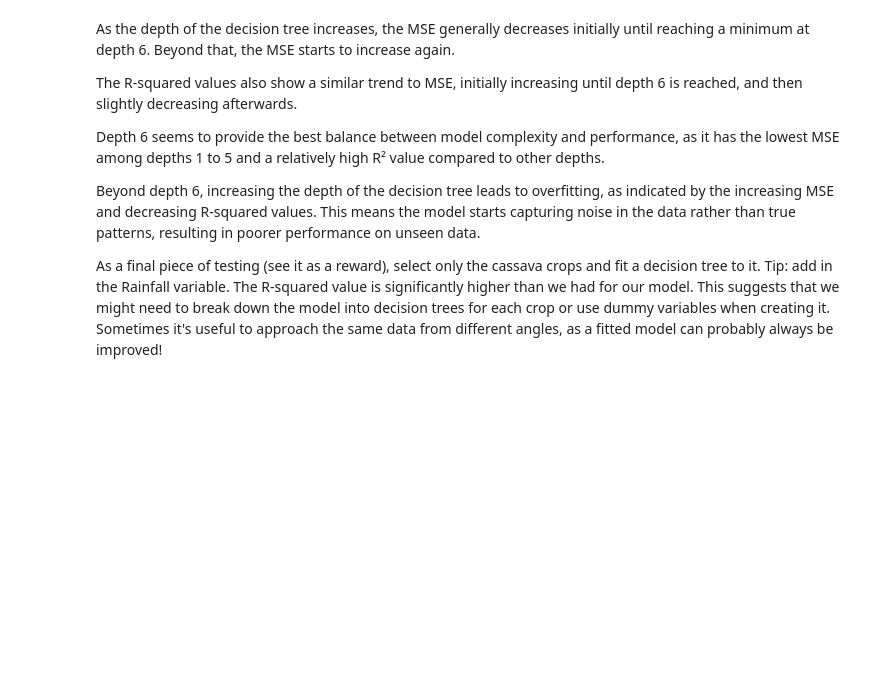
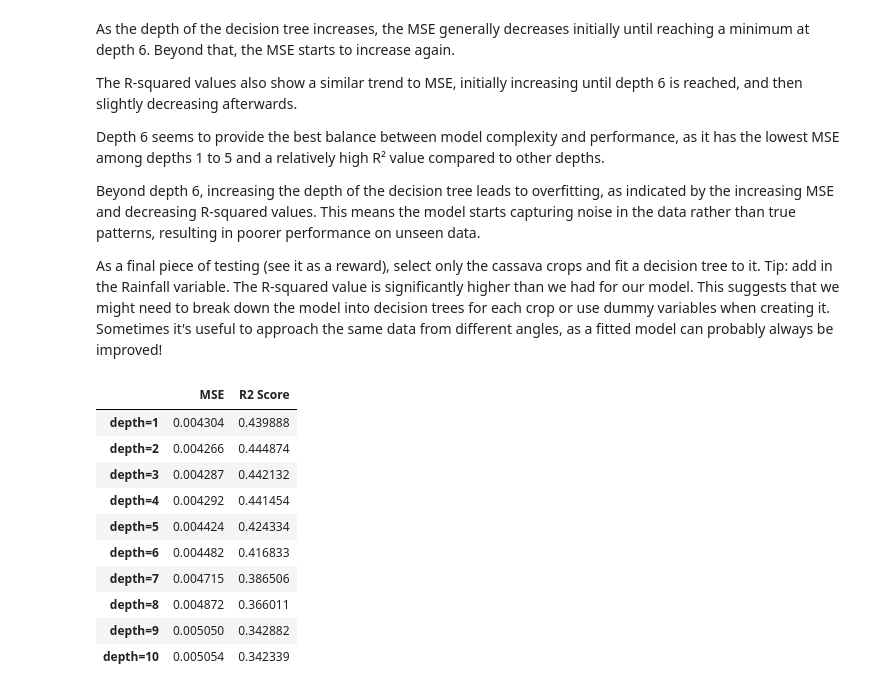
Before and after one commit to mut-rogers/Machine-Learning, a Jupyter notebook: Decision Trees/Decision_tree_exercise.ipynb, the cells around one changed output. Cells and saved outputs as stored; diff of their text form; code cells hidden in the pictures; blank space fills up the shorter version.

```diff
--- a/Decision Trees/Decision_tree_exercise.ipynb
+++ b/Decision Trees/Decision_tree_exercise.ipynb
@@ -314,6 +506,41 @@ Depth 6 seems to provide the best balance between model complexity and performan
 Beyond depth 6, increasing the depth of the decision tree leads to overfitting, as indicated by the increasing MSE and decreasing R-squared values. This means the model starts capturing noise in the data rather than true patterns, resulting in poorer performance on unseen data.
 
 As a final piece of testing (see it as a reward), select only the cassava crops and fit a decision tree to it. Tip: add in the Rainfall variable. The R-squared value is significantly higher than we had for our model. This suggests that we might need to break down the model into decision trees for each crop or use dummy variables when creating it. Sometimes it's useful to approach the same data from different angles, as a fitted model can probably always be improved!
+# %%
+# Considering the Cassava crop and Rainfall
+crop_dataset = dataset[["Rainfall", "Crop_type", "Standard_yield"]]
+
+crop_dataset = crop_dataset[dataset.Crop_type == "cassava"]
+
+crop_predictor = crop_dataset["Standard_yield"]
+
+temp_dict = dict()
+
+X_train, X_test, y_train, y_test = train_test_split(crop_dataset[["Rainfall"]], crop_predictor, test_size=0.2, random_state=42)
+
+for depth in range(1, 11):
+    my_model = DecisionTreeRegressor(max_depth=depth, random_state=42).fit(X_train, y_train)
+    predictions = my_model.predict(X_test)
+    temp_dict[f"depth={depth}"] = {
+        "MSE": metrics.mean_squared_error(y_test, predictions),
+        "R2 Score": metrics.r2_score(y_test, predictions)
+    }
+
+temp_df = pd.DataFrame(temp_dict).T
+
+temp_df.head(10)
+# %% [output]
+|  | MSE | R2 Score |
+| depth=1 | 0.004304 | 0.439888 |
+| depth=2 | 0.004266 | 0.444874 |
+| depth=3 | 0.004287 | 0.442132 |
+| depth=4 | 0.004292 | 0.441454 |
+| depth=5 | 0.004424 | 0.424334 |
+| depth=6 | 0.004482 | 0.416833 |
+| depth=7 | 0.004715 | 0.386506 |
+| depth=8 | 0.004872 | 0.366011 |
+| depth=9 | 0.005050 | 0.342882 |
+| depth=10 | 0.005054 | 0.342339 |
 # %% [markdown]
 #
 
```
Also changed, not shown: parts of 21 cells of this notebook, 5 other files.
